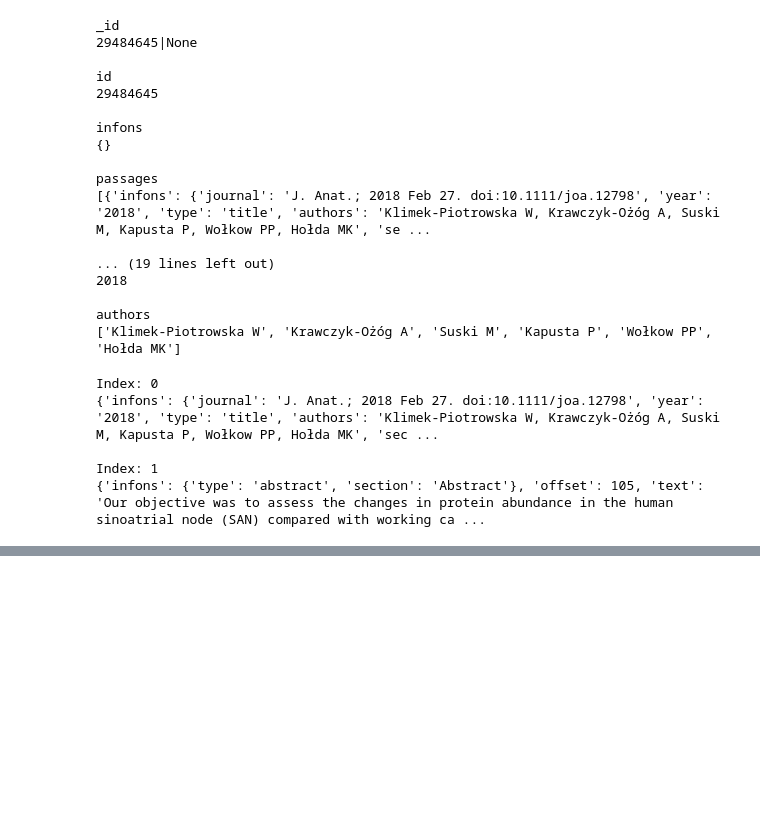
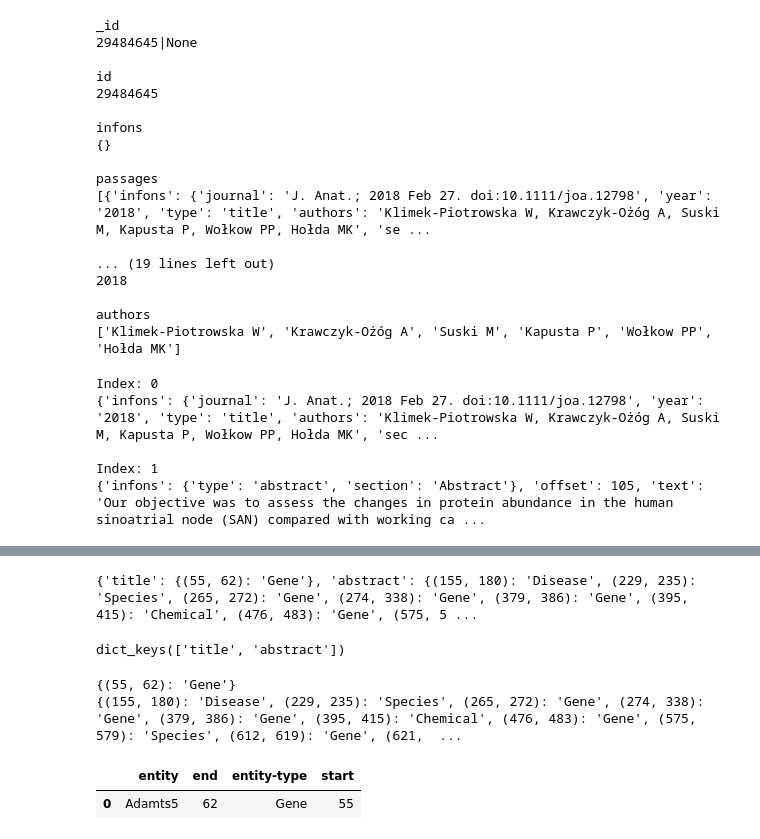
Before and after one commit to josephramirezgit/CASB-199, a Jupyter notebook: named_entity_recognition/PubTator API.ipynb, the cells around one changed output, grey strips where cells are left out. Drawn from its saved outputs; the diff is of its cells as text; code cells hidden in the pictures; blank space fills up the shorter version.

```diff
--- a/named_entity_recognition/PubTator API.ipynb
+++ b/named_entity_recognition/PubTator API.ipynb
@@ -289,0 +378,42 @@ Index: 1
+# %%
+# Look at entity types
+temp_indices_to_entity_type = list(pmid_to_indices_to_entity_type.values())[0]
+print(temp_indices_to_entity_type)
+# %% [output]
+{'title': {(55, 62): 'Gene'}, 'abstract': {(155, 180): 'Disease', (229, 235): 'Species', (265, 272): 'Gene', (274, 338): 'Gene', (379, 386): 'Gene', (395, 415): 'Chemical', (476, 483): 'Gene', (575, 5 ...
+# %%
+# Examine key types
+temp_indices_to_entity_type.keys()
+# %% [output]
+dict_keys(['title', 'abstract'])
+# %%
+# Examine keys in title
+title_keys = temp_indices_to_entity_type["title"]
+print(title_keys)
+# Examine keys in abstract
+abstract_keys = temp_indices_to_entity_type["abstract"]
+print(abstract_keys)
+# %% [output]
+{(55, 62): 'Gene'}
+{(155, 180): 'Disease', (229, 235): 'Species', (265, 272): 'Gene', (274, 338): 'Gene', (379, 386): 'Gene', (395, 415): 'Chemical', (476, 483): 'Gene', (575, 579): 'Species', (612, 619): 'Gene', (621,  ...
+# %%
+# Look into title keys
+title_dict = {}
+for key in title_keys:
+    title_attrib_dict = {}
+    start, end = key[0], key[1]
+    entity = title_keys[key]
+    entity_text = title[start:end]
+    title_attrib_dict["start"] = int(start)
+    title_attrib_dict["end"] = int(end)
+    title_attrib_dict["entity-type"] = entity
+    title_dict[entity_text] = title_attrib_dict
+
+title_df = pd.DataFrame(title_dict)
+title_df = title_df.transpose()
+title_df = title_df.reset_index()
+title_df = title_df.rename(columns={"index": "entity"})
+title_df
+# %% [output]
+|  | entity | end | entity-type | start |
+| 0 | Adamts5 | 62 | Gene | 55 |
```
Also changed, not shown: parts of 30 cells of this notebook, 9 other files.
